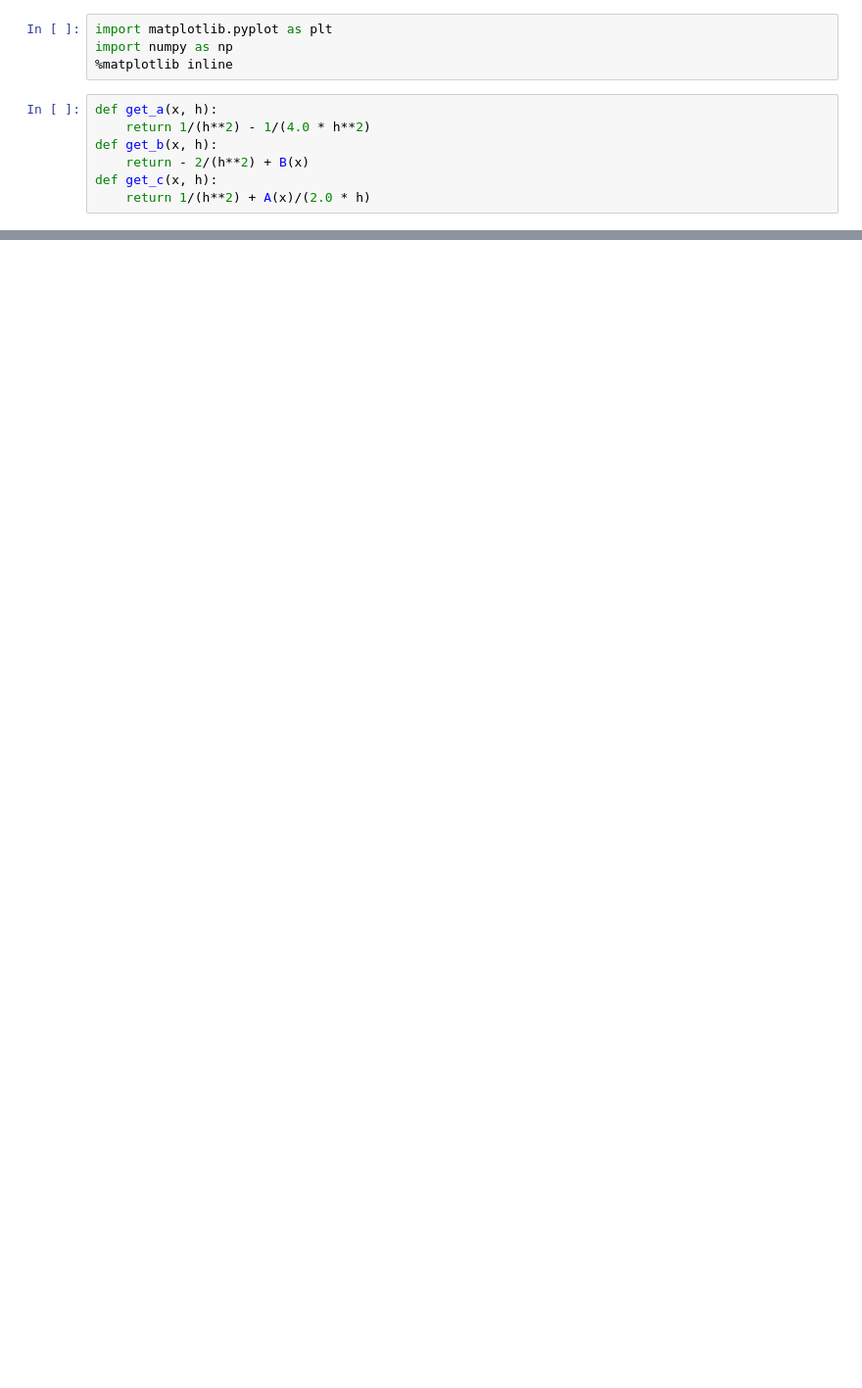
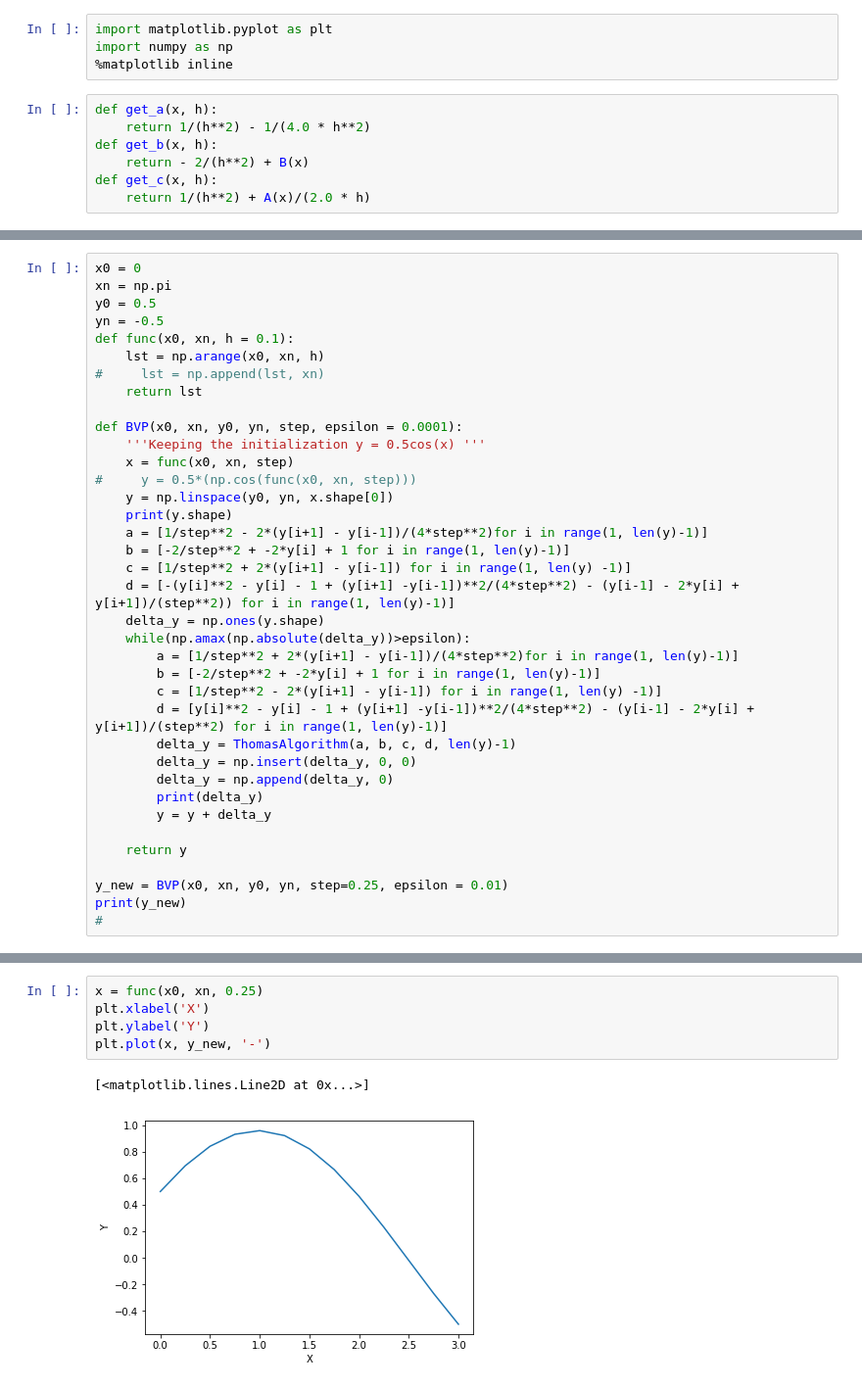
Before and after one commit to KumarRishabh/Advanced-Numerical-Techniques, a Jupyter notebook: Assignment 4.1.ipynb, the cells around one changed output, grey strips where cells are left out. Shown: that part at 98% size. Drawn from its saved outputs; the diff is of its cells as text; blank space fills up the shorter version.

```diff
--- a/Assignment 4.1.ipynb
+++ b/Assignment 4.1.ipynb
@@ -60,0 +34,37 @@ y = BVP(x0, xn, y0, yn, step=0.1, epsilon = 0.0001)
+# %%
+x0 = 0
+xn = np.pi
+y0 = 0.5
+yn = -0.5
+def func(x0, xn, h = 0.1):
+    lst = np.arange(x0, xn, h)
+#     lst = np.append(lst, xn)
+    return lst
+
+def BVP(x0, xn, y0, yn, step, epsilon = 0.0001):
+    '''Keeping the initialization y = 0.5cos(x) '''
+    x = func(x0, xn, step)
+#     y = 0.5*(np.cos(func(x0, xn, step)))
+    y = np.linspace(y0, yn, x.shape[0])
+    print(y.shape)
+    a = [1/step**2 - 2*(y[i+1] - y[i-1])/(4*step**2)for i in range(1, len(y)-1)]
+    b = [-2/step**2 + -2*y[i] + 1 for i in range(1, len(y)-1)]
+    c = [1/step**2 + 2*(y[i+1] - y[i-1]) for i in range(1, len(y) -1)]
+    d = [-(y[i]**2 - y[i] - 1 + (y[i+1] -y[i-1])**2/(4*step**2) - (y[i-1] - 2*y[i] + y[i+1])/(step**2)) for i in range(1, len(y)-1)]
+    delta_y = np.ones(y.shape)
+    while(np.amax(np.absolute(delta_y))>epsilon):
+        a = [1/step**2 + 2*(y[i+1] - y[i-1])/(4*step**2)for i in range(1, len(y)-1)]
+        b = [-2/step**2 + -2*y[i] + 1 for i in range(1, len(y)-1)]
+        c = [1/step**2 - 2*(y[i+1] - y[i-1]) for i in range(1, len(y) -1)]
+        d = [y[i]**2 - y[i] - 1 + (y[i+1] -y[i-1])**2/(4*step**2) - (y[i-1] - 2*y[i] + y[i+1])/(step**2) for i in range(1, len(y)-1)]
+        delta_y = ThomasAlgorithm(a, b, c, d, len(y)-1)
+        delta_y = np.insert(delta_y, 0, 0)
+        delta_y = np.append(delta_y, 0)
+        print(delta_y)
+        y = y + delta_y
+
+    return y
+
+y_new = BVP(x0, xn, y0, yn, step=0.25, epsilon = 0.01)
+print(y_new)
+#
@@ -60,0 +91,8 @@ y = BVP(x0, xn, y0, yn, step=0.1, epsilon = 0.0001)
+# %%
+x = func(x0, xn, 0.25)
+plt.xlabel('X')
+plt.ylabel('Y')
+plt.plot(x, y_new, '-')
+# %% [output]
+[<matplotlib.lines.Line2D at 0x...>]
+[figure, added]
```
Also changed, not shown: parts of 4 cells of this notebook, 6 other files.
